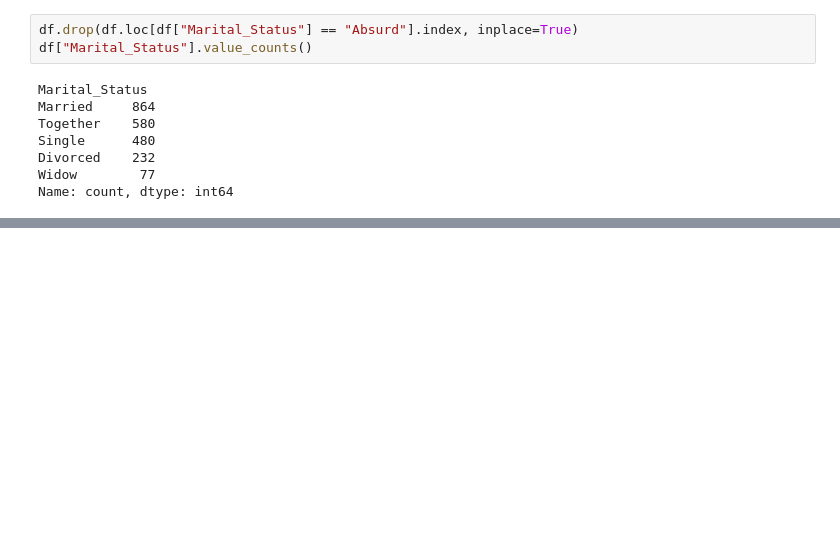
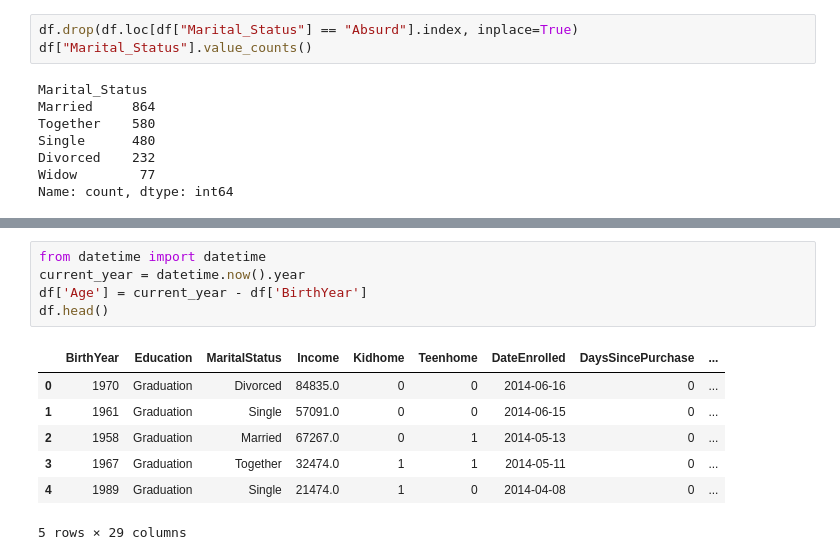
Before and after one commit to silvaGee/marketing_project, a Jupyter notebook: marketing.ipynb, the cells around one changed output, grey strips where cells are left out. Cells and saved outputs as stored; diff of their text form; blank space fills up the shorter version.

```diff
--- a/marketing.ipynb
+++ b/marketing.ipynb
@@ -264,0 +429,13 @@ Name: count, dtype: int64
+# %%
+from datetime import datetime
+current_year = datetime.now().year
+df['Age'] = current_year - df['BirthYear']
+df.head()
+# %% [output]
+|  | BirthYear | Education | MaritalStatus | Income | Kidhome | Teenhome | DateEnrolled | DaysSincePurchase | ... |
+| 0 | 1970 | Graduation | Divorced | 84835.0 | 0 | 0 | 2014-06-16 | 0 | ... |
+| 1 | 1961 | Graduation | Single | 57091.0 | 0 | 0 | 2014-06-15 | 0 | ... |
+| 2 | 1958 | Graduation | Married | 67267.0 | 0 | 1 | 2014-05-13 | 0 | ... |
+| 3 | 1967 | Graduation | Together | 32474.0 | 1 | 1 | 2014-05-11 | 0 | ... |
+| 4 | 1989 | Graduation | Single | 21474.0 | 1 | 0 | 2014-04-08 | 0 | ... |
+5 rows × 29 columns
```
Also changed, not shown: parts of 15 cells of this notebook.
